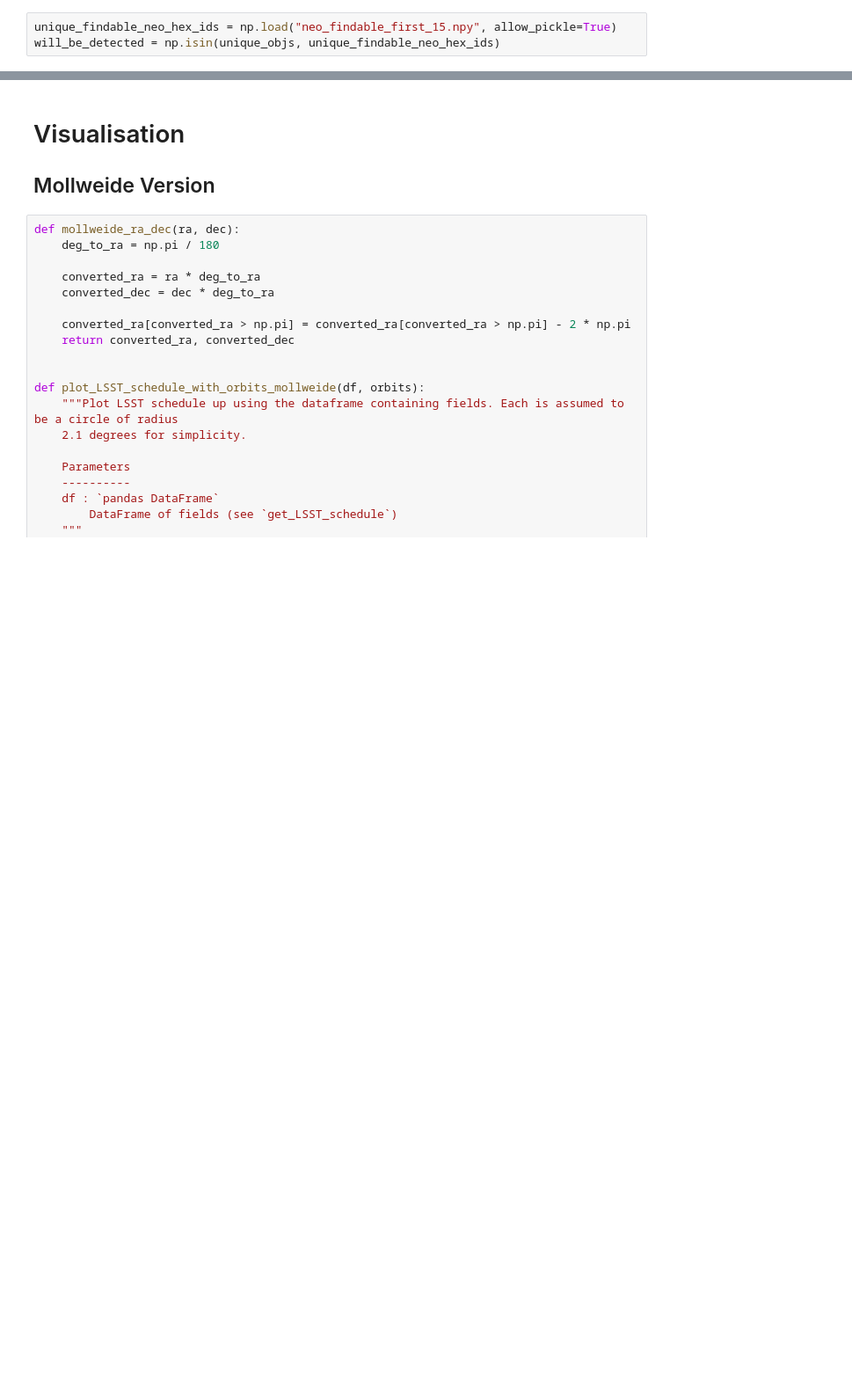
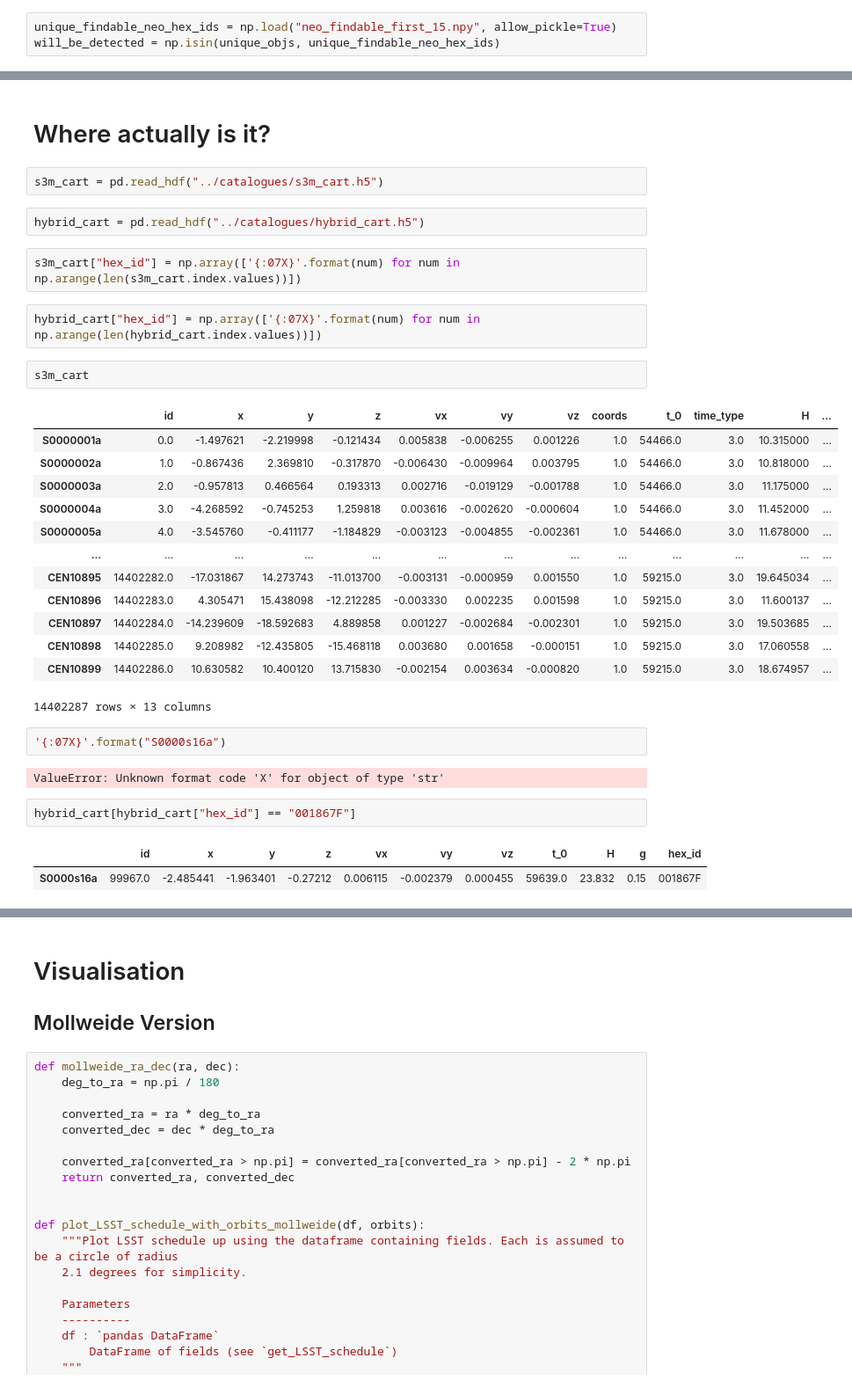
Before and after one commit to dirac-institute/hybrid_sso_catalogue, a Jupyter notebook: lsst_detection_probability/Predict misses.ipynb, the cells around one changed output, grey strips where cells are left out. Shown at 88% size. Drawn from its saved outputs; the diff is of its cells as text; blank space fills up the shorter version.

```diff
--- a/lsst_detection_probability/Predict misses.ipynb
+++ b/lsst_detection_probability/Predict misses.ipynb
@@ -205,0 +234,35 @@ interactive(children=(IntSlider(value=0, continuous_update=False, description='n
+# %% [markdown]
+# Where actually is it?
+# %%
+s3m_cart = pd.read_hdf("../catalogues/s3m_cart.h5")
+# %%
+hybrid_cart = pd.read_hdf("../catalogues/hybrid_cart.h5")
+# %%
+s3m_cart["hex_id"] = np.array(['{:07X}'.format(num) for num in np.arange(len(s3m_cart.index.values))])
+# %%
+hybrid_cart["hex_id"] = np.array(['{:07X}'.format(num) for num in np.arange(len(hybrid_cart.index.values))])
+# %%
+s3m_cart
+# %% [output]
+|  | id | x | y | z | vx | vy | vz | coords | t_0 | time_type | H | ... |
+| S0000001a | 0.0 | -1.497621 | -2.219998 | -0.121434 | 0.005838 | -0.006255 | 0.001226 | 1.0 | 54466.0 | 3.0 | 10.315000 | ... |
+| S0000002a | 1.0 | -0.867436 | 2.369810 | -0.317870 | -0.006430 | -0.009964 | 0.003795 | 1.0 | 54466.0 | 3.0 | 10.818000 | ... |
+| S0000003a | 2.0 | -0.957813 | 0.466564 | 0.193313 | 0.002716 | -0.019129 | -0.001788 | 1.0 | 54466.0 | 3.0 | 11.175000 | ... |
+| S0000004a | 3.0 | -4.268592 | -0.745253 | 1.259818 | 0.003616 | -0.002620 | -0.000604 | 1.0 | 54466.0 | 3.0 | 11.452000 | ... |
+| S0000005a | 4.0 | -3.545760 | -0.411177 | -1.184829 | -0.003123 | -0.004855 | -0.002361 | 1.0 | 54466.0 | 3.0 | 11.678000 | ... |
+| ... | ... | ... | ... | ... | ... | ... | ... | ... | ... | ... | ... | ... |
+| CEN10895 | 14402282.0 | -17.031867 | 14.273743 | -11.013700 | -0.003131 | -0.000959 | 0.001550 | 1.0 | 59215.0 | 3.0 | 19.645034 | ... |
+| CEN10896 | 14402283.0 | 4.305471 | 15.438098 | -12.212285 | -0.003330 | 0.002235 | 0.001598 | 1.0 | 59215.0 | 3.0 | 11.600137 | ... |
+| CEN10897 | 14402284.0 | -14.239609 | -18.592683 | 4.889858 | 0.001227 | -0.002684 | -0.002301 | 1.0 | 59215.0 | 3.0 | 19.503685 | ... |
+| CEN10898 | 14402285.0 | 9.208982 | -12.435805 | -15.468118 | 0.003680 | 0.001658 | -0.000151 | 1.0 | 59215.0 | 3.0 | 17.060558 | ... |
+| CEN10899 | 14402286.0 | 10.630582 | 10.400120 | 13.715830 | -0.002154 | 0.003634 | -0.000820 | 1.0 | 59215.0 | 3.0 | 18.674957 | ... |
+14402287 rows × 13 columns
+# %%
+'{:07X}'.format("S0000s16a")
+# %% [output]
+ValueError: Unknown format code 'X' for object of type 'str'
+# %%
+hybrid_cart[hybrid_cart["hex_id"] == "001867F"]
+# %% [output]
+|  | id | x | y | z | vx | vy | vz | t_0 | H | g | hex_id |
+| S0000s16a | 99967.0 | -2.485441 | -1.963401 | -0.27212 | 0.006115 | -0.002379 | 0.000455 | 59639.0 | 23.832 | 0.15 | 001867F |
```
Also changed, not shown: parts of 16 cells of this notebook, 1 other file.
